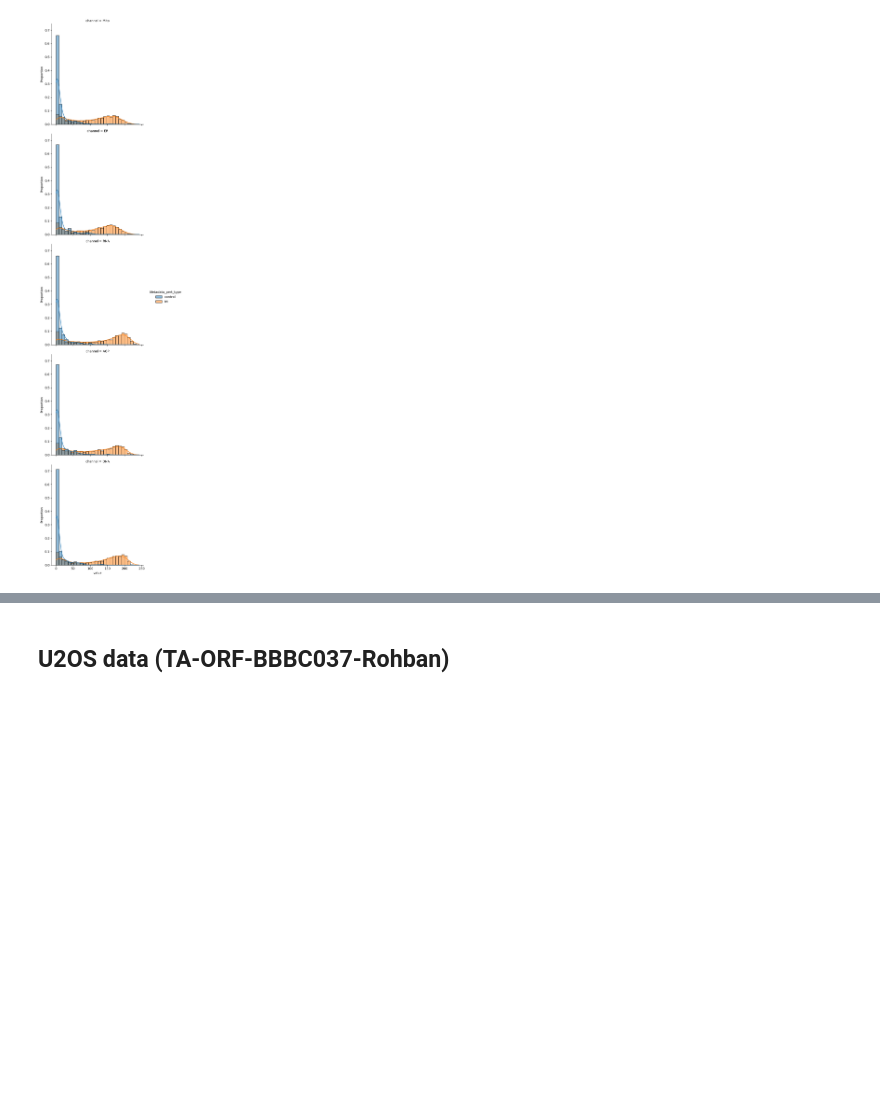
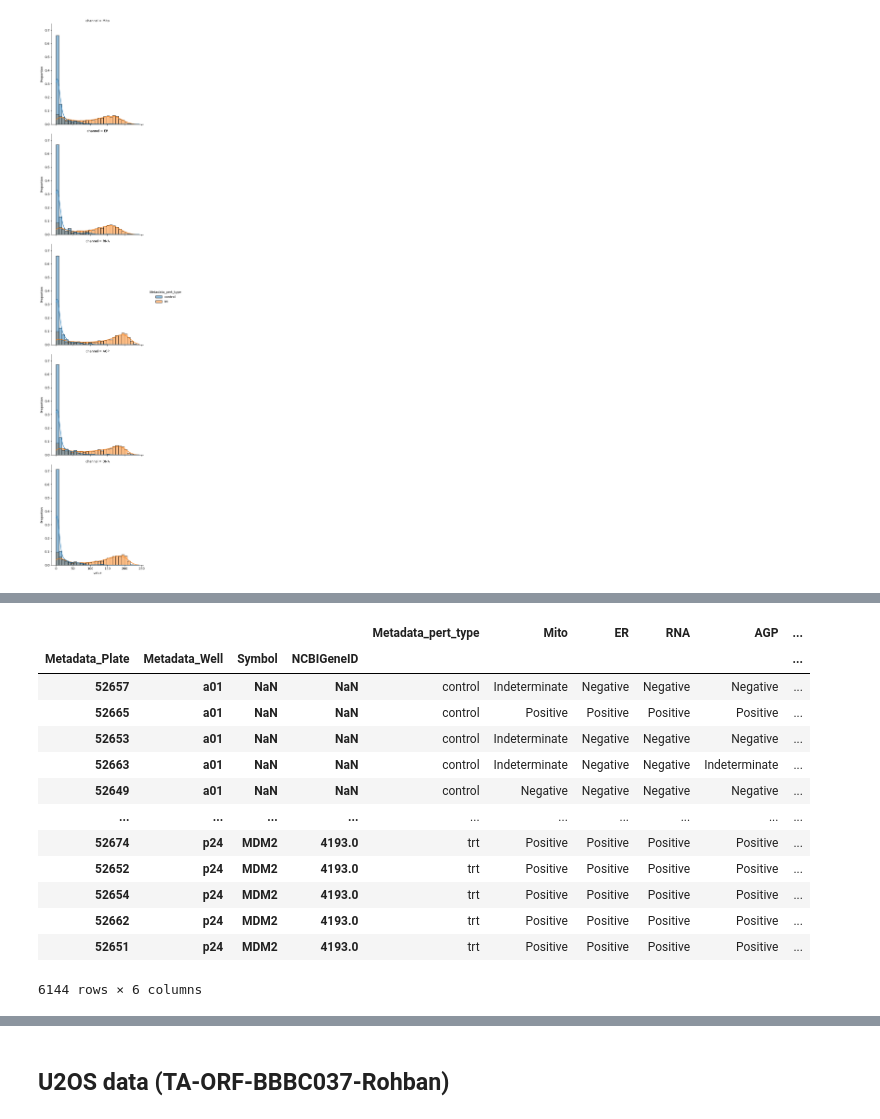
Before and after one commit to Craven-Biostat-Lab/morphology-prediction, a Jupyter notebook: data-loading-cpg0003.ipynb, the cells around one changed output, grey strips where cells are left out. Saved outputs shown, nothing was run; the diff lists cells and outputs as text; code cells hidden in the pictures; blank space fills up the shorter version.

Commit message:
Added per-channel well labels

```diff
--- a/data-loading-cpg0003.ipynb
+++ b/data-loading-cpg0003.ipynb
@@ -296,8 +287,8 @@ annotated_a549_channel_sd2 = pd.concat(
     [
         normalized_a549_profiles[['Metadata_pert_type']]
     ] + [
-        (df[a549_exclusive_channels.index[a549_exclusive_channels[channel]]].abs() > 2).sum(axis='columns').to_frame(name=channel)
-        for channel, df in normalized_a549_channel_profiles.items()
+        (normalized_a549_profiles[a549_exclusive_channels.index[a549_exclusive_channels[channel]]].abs() > 2).sum(axis='columns').to_frame(name=channel)
+        for channel in channels
     ],
     axis='columns'
 )
@@ -318,0 +315,46 @@ sns.displot(
+# %%
+def label_samples(sd_counts, sample_types, n_features, control_label = 'control', trt_label = 'trt'):
+
+    control_kde, trt_kde = (
+        gaussian_kde(
+            dataset = sd_counts[sample_types == t],
+            bw_method='scott'
+        )
+        for t in (control_label, trt_label)
+    )
+
+    range_array = np.arange(n_features)
+    pt = np.where(control_kde(range_array)*5 < trt_kde(range_array))[0][0]
+    nt = np.where(control_kde(range_array) < trt_kde(range_array)*1)[0][0]
+
+    labels = pd.Series(data='Indeterminate', index=sd_counts.index)
+    labels[sd_counts >= pt] = 'Positive'
+    labels[sd_counts <= nt] = 'Negative'
+    return labels
+# %%
+# Label all channels
+labeled_a549_channels = annotated_a549_channel_sd2[['Metadata_pert_type']].copy()
+
+for channel in channels:
+    labeled_a549_channels[channel] = label_samples(
+        annotated_a549_channel_sd2[channel],
+        annotated_a549_channel_sd2['Metadata_pert_type'],
+        a549_exclusive_channels[channel].sum()
+    )
+
+labeled_a549_channels
+# %% [output]
+|  |  |  |  | Metadata_pert_type | Mito | ER | RNA | AGP | ... |
+| Metadata_Plate | Metadata_Well | Symbol | NCBIGeneID |  |  |  |  |  | ... |
+| 52657 | a01 | NaN | NaN | control | Indeterminate | Negative | Negative | Negative | ... |
+| 52665 | a01 | NaN | NaN | control | Positive | Positive | Positive | Positive | ... |
+| 52653 | a01 | NaN | NaN | control | Indeterminate | Negative | Negative | Negative | ... |
+| 52663 | a01 | NaN | NaN | control | Indeterminate | Negative | Negative | Indeterminate | ... |
+| 52649 | a01 | NaN | NaN | control | Negative | Negative | Negative | Negative | ... |
+| ... | ... | ... | ... | ... | ... | ... | ... | ... | ... |
+| 52674 | p24 | MDM2 | 4193.0 | trt | Positive | Positive | Positive | Positive | ... |
+| 52652 | p24 | MDM2 | 4193.0 | trt | Positive | Positive | Positive | Positive | ... |
+| 52654 | p24 | MDM2 | 4193.0 | trt | Positive | Positive | Positive | Positive | ... |
+| 52662 | p24 | MDM2 | 4193.0 | trt | Positive | Positive | Positive | Positive | ... |
+| 52651 | p24 | MDM2 | 4193.0 | trt | Positive | Positive | Positive | Positive | ... |
+6144 rows × 6 columns
```
Also changed, not shown: parts of 8 cells of this notebook.
